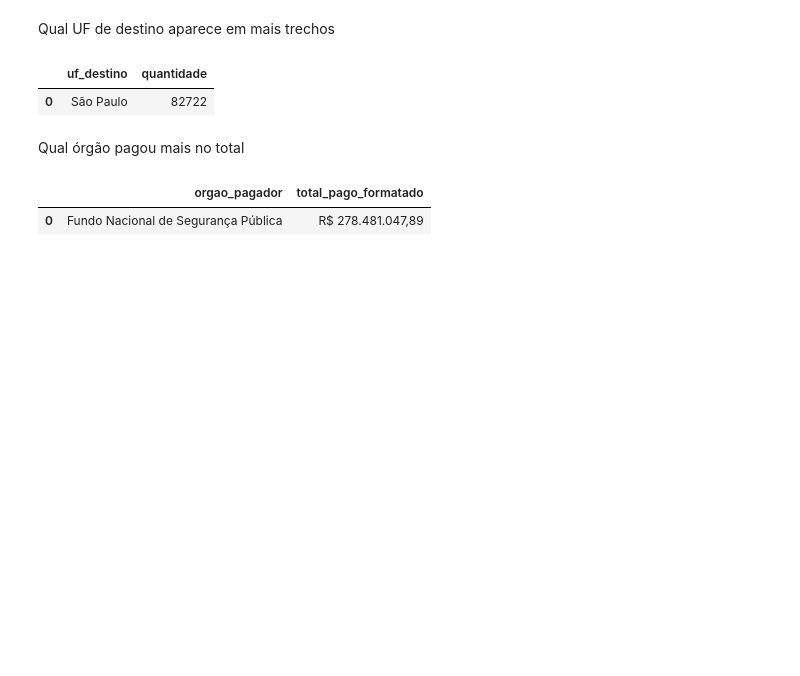
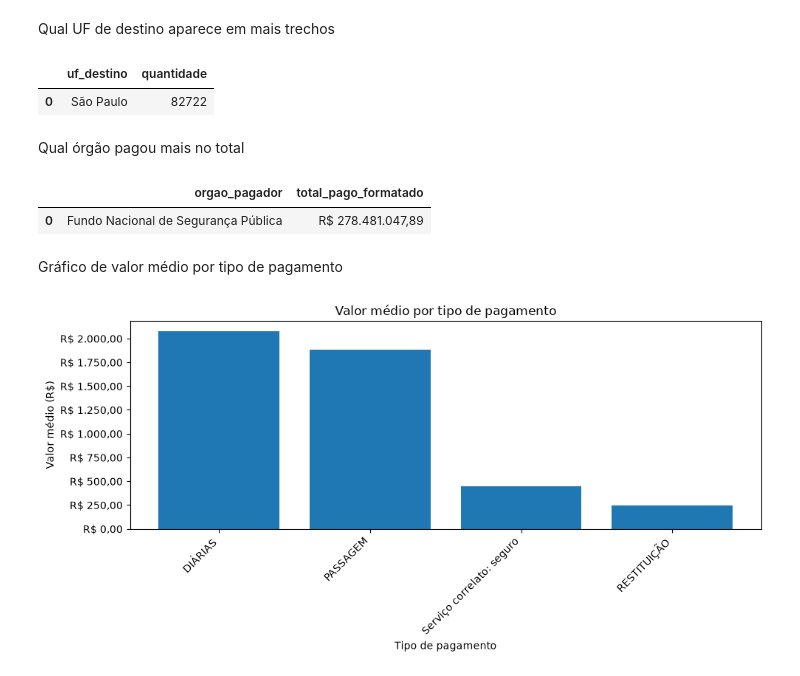
Before and after one commit to heloisacomelli/Projeto-Avaliativo-Modulo1-Heloisa_Campos_Comelli, a Jupyter notebook: 3_analise.ipynb, the cells around one changed output. Cells and saved outputs as stored; diff of their text form; code cells hidden in the pictures; blank space fills up the shorter version.

```diff
--- a/3_analise.ipynb
+++ b/3_analise.ipynb
@@ -396,3 +396,37 @@ display(df_orgao_pagador[['orgao_pagador', 'total_pago_formatado']])
 # %% [output]
 |  | orgao_pagador | total_pago_formatado |
 | 0 | Fundo Nacional de Segurança Pública | R$ 278.481.047,89 |
+# %% [markdown]
+Gráfico de valor médio por tipo de pagamento
+# %%
+sql_grafico_pagamento = """
+SELECT
+    categoria AS tipo_pagamento,
+    valor AS valor_medio
+FROM gold_indicadores
+WHERE indicador = 'valor_medio_pagamento'
+ORDER BY valor DESC;
+"""
+
+df_grafico_pagamento = consultar(sql_grafico_pagamento)
+
+plt.figure(figsize=(10, 5))
+
+plt.bar(
+    df_grafico_pagamento["tipo_pagamento"],
+    df_grafico_pagamento["valor_medio"]
+)
+
+plt.title("Valor médio por tipo de pagamento")
+plt.xlabel("Tipo de pagamento")
+plt.ylabel("Valor médio (R$)")
+
+plt.gca().yaxis.set_major_formatter(
+    plt.FuncFormatter(lambda x, pos: reais(x))
+)
+
+plt.xticks(rotation=45, ha="right")
+plt.tight_layout()
+plt.show()
+# %% [output]
+[figure, added]
```
Also changed, not shown: parts of 4 cells of this notebook.
